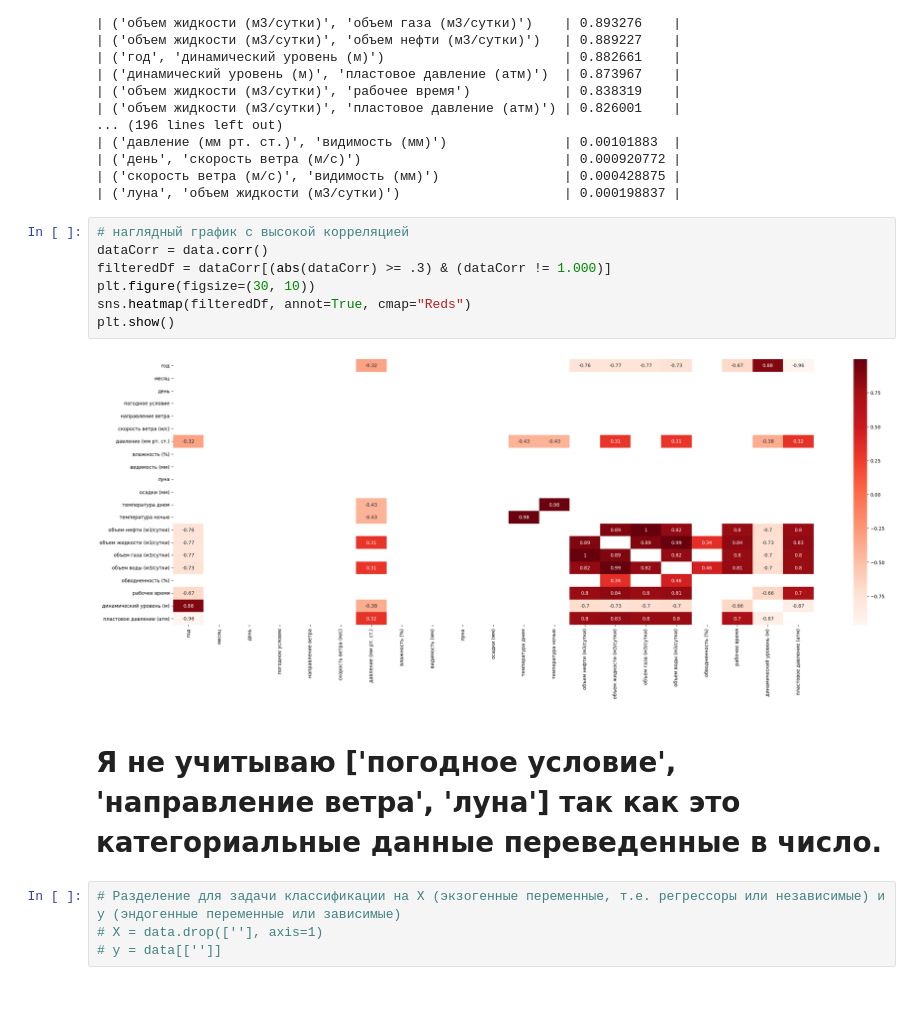
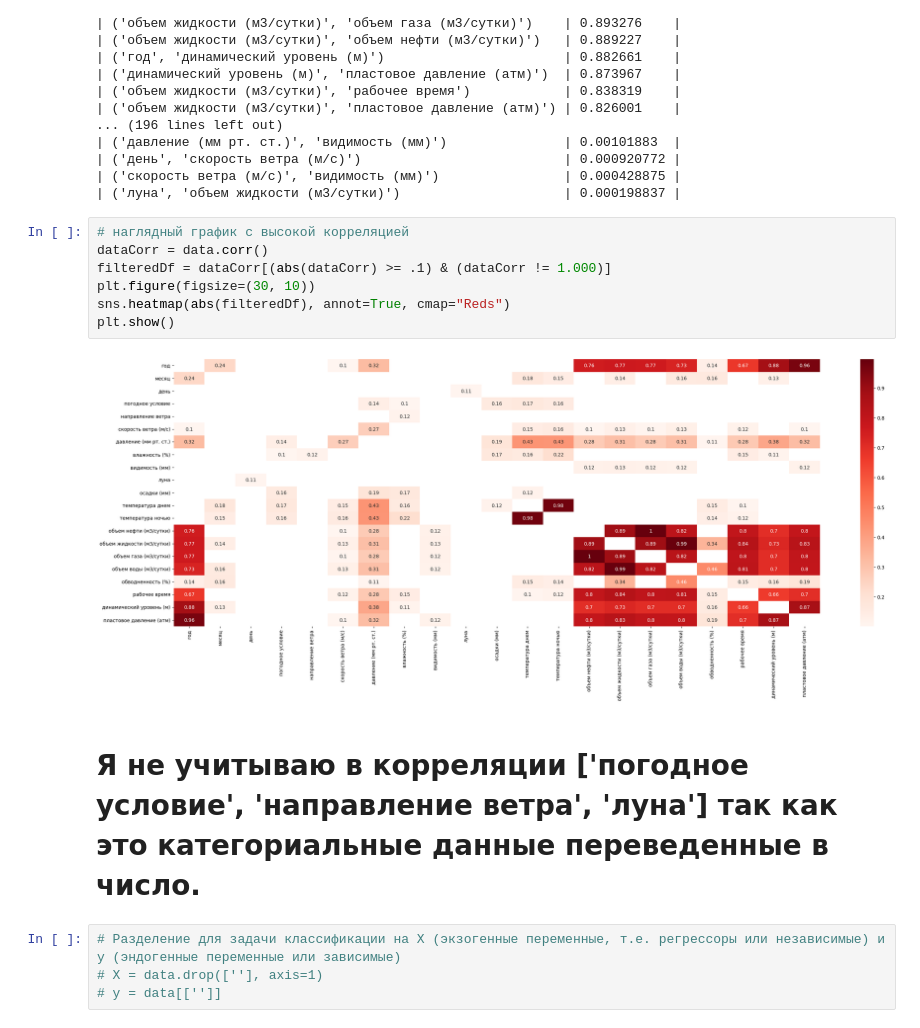
Before and after one commit to SotGE/innopolis2023, a Jupyter notebook: exam/exam.ipynb, the cells around one changed output. Cells and saved outputs as stored; diff of their text form; blank space fills up the shorter version.

```diff
--- a/exam/exam.ipynb
+++ b/exam/exam.ipynb
@@ -991,14 +991,14 @@ print(df.to_markdown()) # python -m pip install tabulate
 # %%
 # наглядный график с высокой корреляцией
 dataCorr = data.corr()
-filteredDf = dataCorr[(abs(dataCorr) >= .3) & (dataCorr != 1.000)]
+filteredDf = dataCorr[(abs(dataCorr) >= .1) & (dataCorr != 1.000)]
 plt.figure(figsize=(30, 10))
-sns.heatmap(filteredDf, annot=True, cmap="Reds")
+sns.heatmap(abs(filteredDf), annot=True, cmap="Reds")
 plt.show()
 # %% [output]
-[figure, old version]
+[figure, new version]
 # %% [markdown]
-# Я не учитываю ['погодное условие', 'направление ветра', 'луна'] так как это категориальные данные переведенные в число.
+# Я не учитываю в корреляции ['погодное условие', 'направление ветра', 'луна'] так как это категориальные данные переведенные в число.
 # %%
 # Разделение для задачи классификации на X (экзогенные переменные, т.е. регрессоры или независимые) и y (эндогенные переменные или зависимые)
 # X = data.drop([''], axis=1)
```
